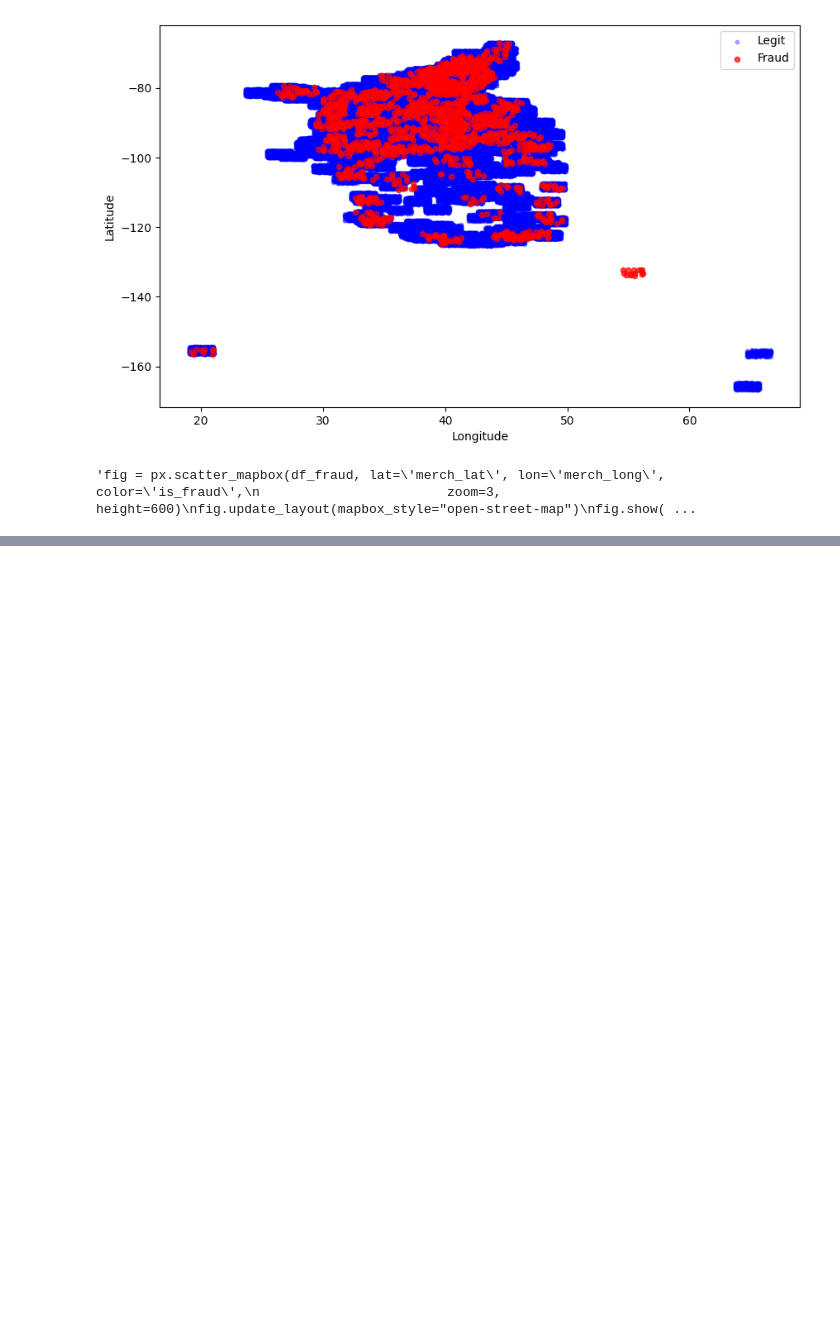
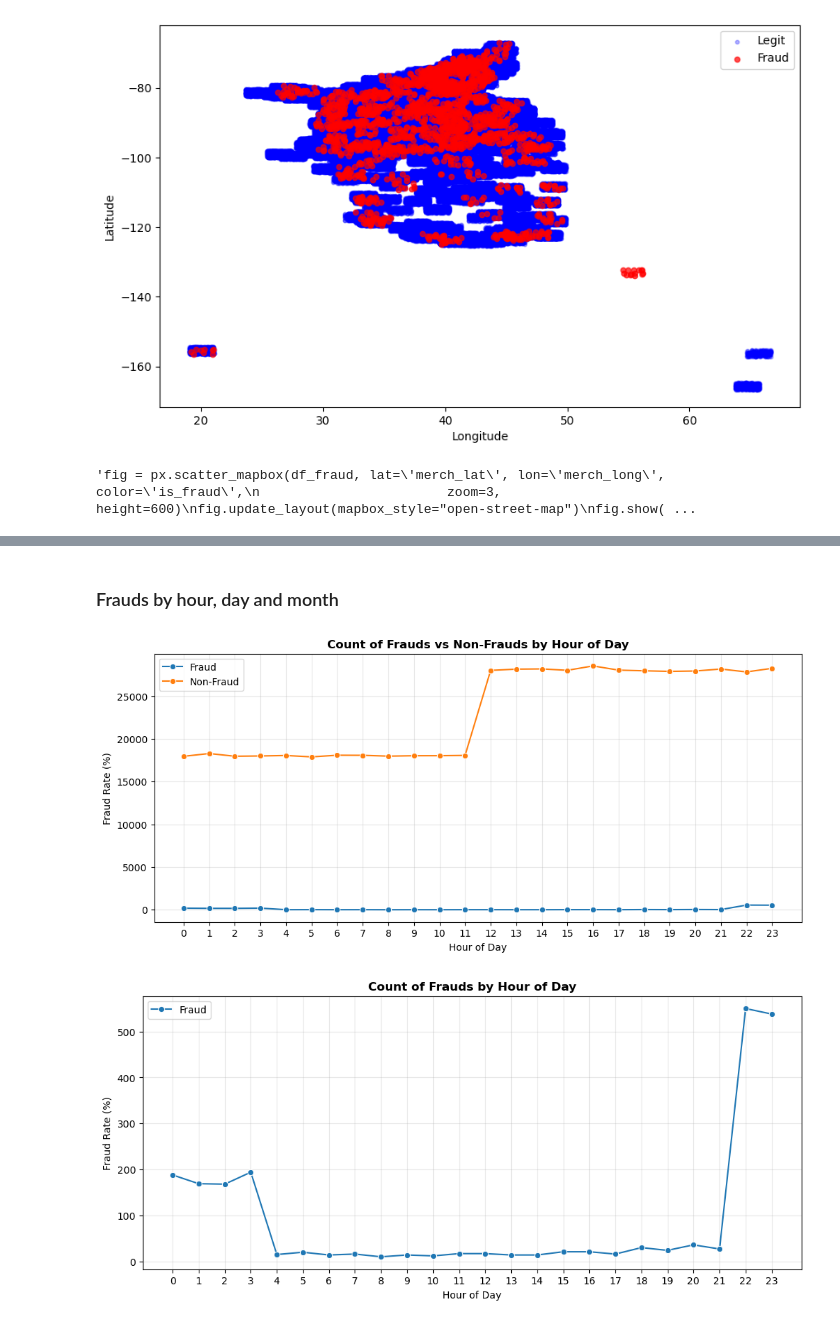
Before and after one commit to bimbo-22/doing_data_science, a Jupyter notebook: research/data_understanding.ipynb, the cells around one changed output, grey strips where cells are left out. Cells and saved outputs as stored; diff of their text form; code cells hidden in the pictures; blank space fills up the shorter version.

```diff
--- a/research/data_understanding.ipynb
+++ b/research/data_understanding.ipynb
@@ -289,0 +297,31 @@ ValueError: Mime type rendering requires nbformat>=4.2.0 but it is not installed
+# %% [markdown]
+### Frauds by hour, day and month
+# %%
+# fraud by hour of day
+fraud_by_hour = df_fraud.groupby('trans_time_group').agg({  # group all rows by hour
+    'is_fraud': ['sum', 'count']                            #
+}).reset_index()
+fraud_by_hour.columns = ['hour', 'fraud_count', 'total_count']
+fraud_by_hour['non-fraud_count'] = fraud_by_hour['total_count'] - fraud_by_hour['fraud_count']
+
+plt.figure(figsize=(12, 5))
+sns.lineplot(data=fraud_by_hour, x='hour', y='fraud_count', marker='o', label = 'Fraud')
+sns.lineplot(data=fraud_by_hour, x='hour', y='non-fraud_count', marker='o', label='Non-Fraud')
+plt.title('Count of Frauds vs Non-Frauds by Hour of Day', fontsize=12, fontweight='bold')
+plt.xlabel('Hour of Day')
+plt.ylabel('Fraud Rate (%)')
+plt.xticks(range(0, 24))
+plt.grid(alpha=0.3)
+plt.show()
+
+plt.figure(figsize=(12, 5))
+sns.lineplot(data=fraud_by_hour, x='hour', y='fraud_count', marker='o', label = 'Fraud')
+plt.title('Count of Frauds by Hour of Day', fontsize=12, fontweight='bold')
+plt.xlabel('Hour of Day')
+plt.ylabel('Fraud Rate (%)')
+plt.xticks(range(0, 24))
+plt.grid(alpha=0.3)
+plt.show()
+# %% [output]
+[figure, added]
+[figure, added]
```
Also changed, not shown: parts of 16 cells of this notebook.
